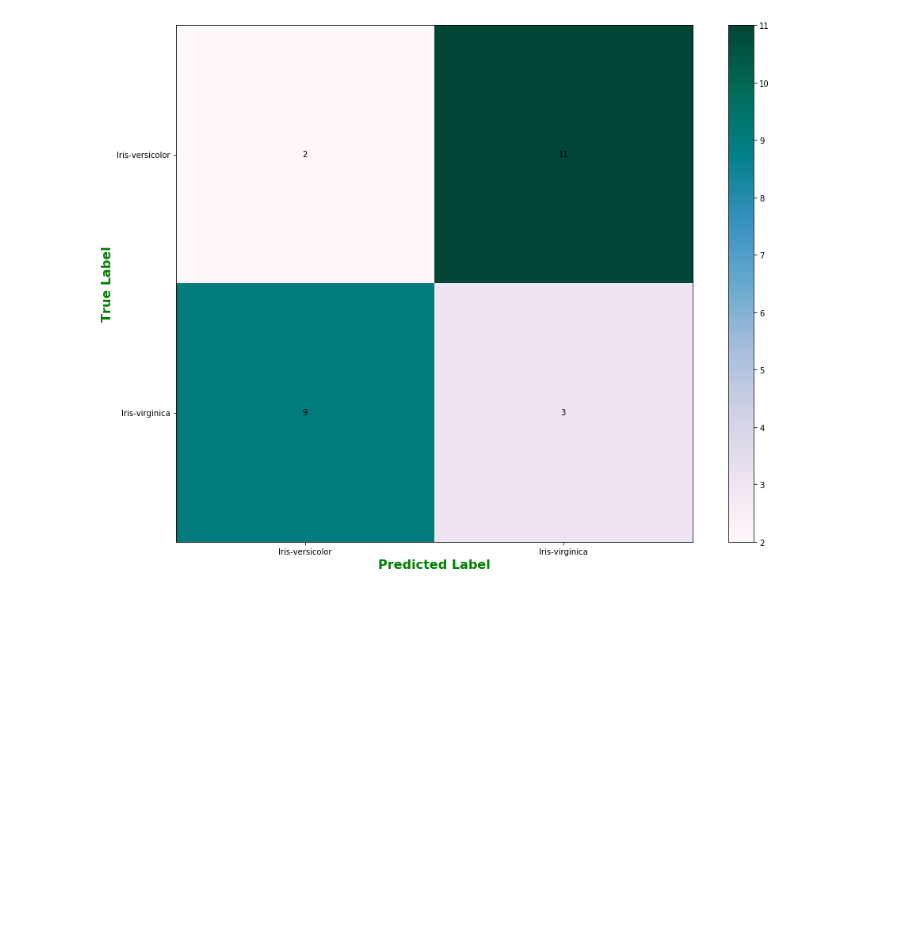
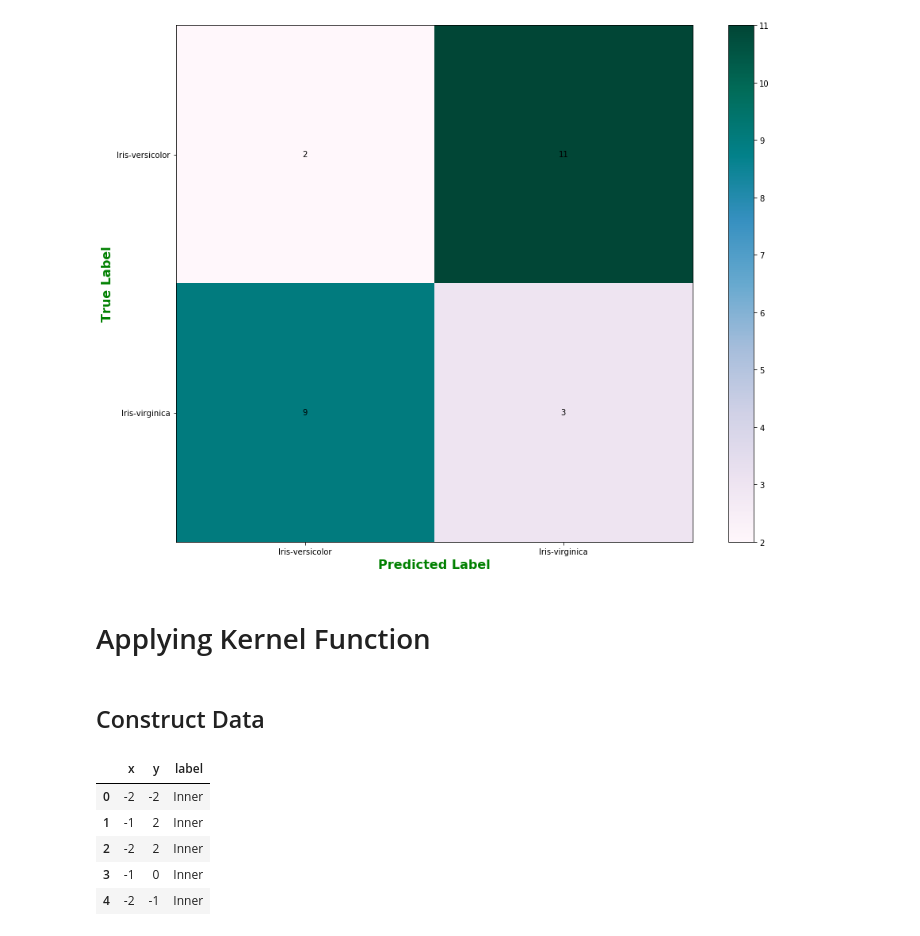
Before and after one commit to luisespriella9/ML-Algorithms, a Jupyter notebook: Support Vector Machines.ipynb, the cells around one changed output. Cells and saved outputs as stored; diff of their text form; code cells hidden in the pictures; blank space fills up the shorter version.

```diff
--- a/Support Vector Machines.ipynb
+++ b/Support Vector Machines.ipynb
@@ -395,3 +395,7 @@ confusion_matrix.fit(skpredictions2d, y_test.values)
 confusion_matrix.plot()
 # %% [output]
 [figure]
+# %% [markdown]
+# Applying Kernel Function
+# %% [markdown]
+## Construct Data
@@ -397,0 +439,24 @@ confusion_matrix.plot()
+# %%
+inner_x = [randint(-2, 2) for i in range(40)]
+inner_y = [randint(-2, 2) for i in range(40)]
+outer_x = [randint(-8, 12) for i in range(10)] + [randint(-12, -12) for i in range(10)] + [randint(8, 12) for i in range(10)] + [randint(-12, -8) for i in range(10)]
+outer_y = [randint(10, 14) for i in range(10)] + [randint(-14, -10) for i in range(10)] + [randint(-14, 14) for i in range(10)] + [randint(-14, -14) for i in range(10)]
+inner_labels = ['Inner']*40
+outer_labels = ['Outer']*40
+
+# combine columns
+all_x = inner_x + outer_x
+all_y = inner_y + outer_y
+labels = inner_labels + outer_labels
+sample_df = pd.DataFrame()
+sample_df['x'] = all_x
+sample_df['y'] = all_y
+sample_df['label'] = labels
+sample_df.head()
+# %% [output]
+|  | x | y | label |
+| 0 | -2 | -2 | Inner |
+| 1 | -1 | 2 | Inner |
+| 2 | -2 | 2 | Inner |
+| 3 | -1 | 0 | Inner |
+| 4 | -2 | -1 | Inner |
```
Also changed, not shown: parts of 19 cells of this notebook.
